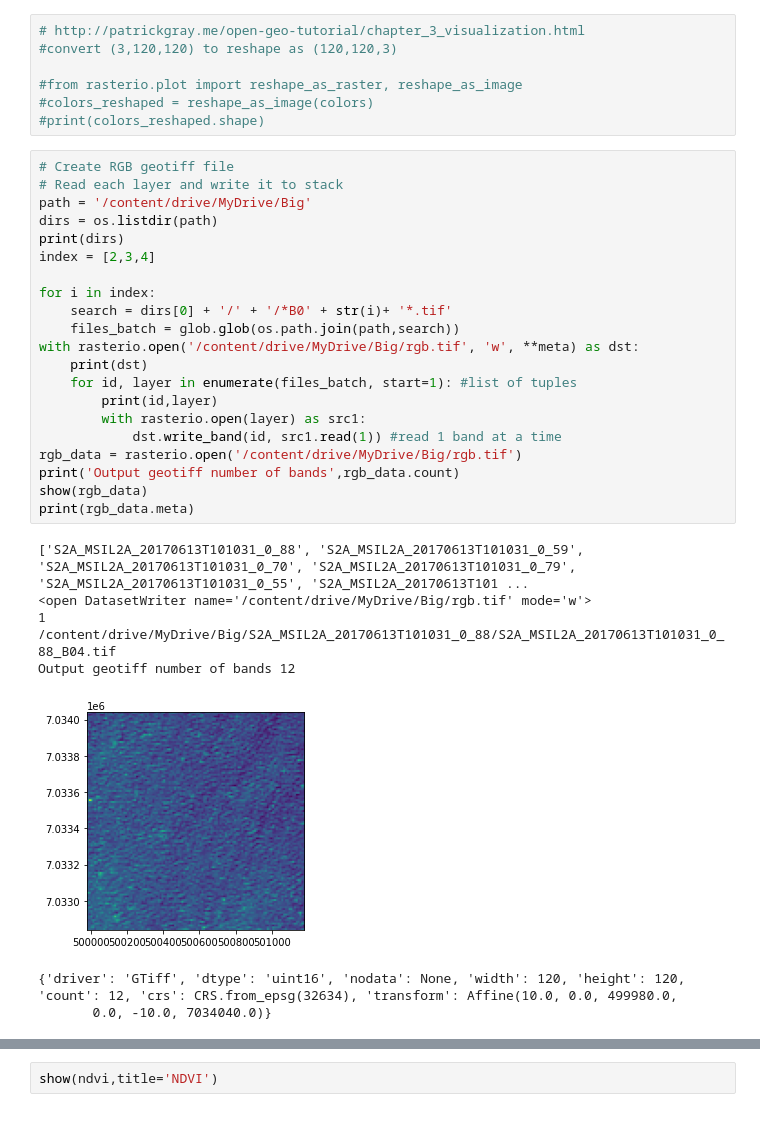
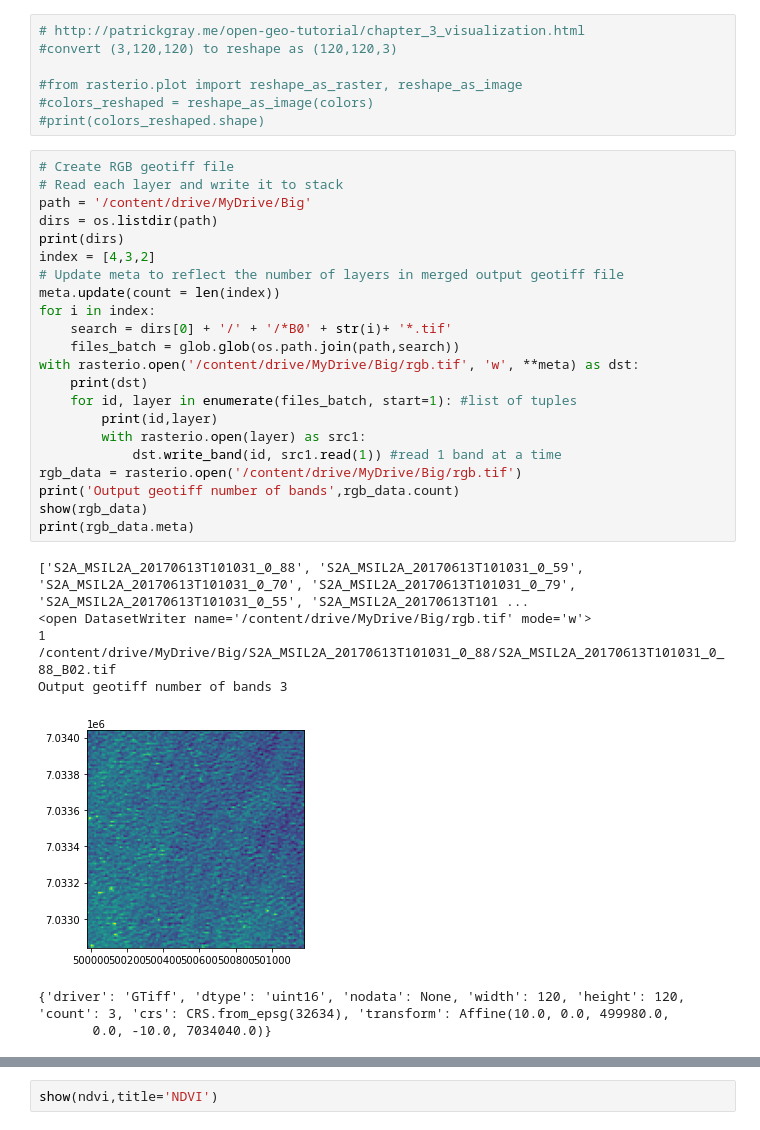
Before and after one commit to BRIJNANDA1979/CNN-Sentinel, a Jupyter notebook: Merge_bands_RGB_NIR_and_SWIR_of_BigEarthNet_using_Rasterio.ipynb, the cells around one changed output, grey strips where cells are left out. Cells and saved outputs as stored; diff of their text form.

```diff
--- a/Merge_bands_RGB_NIR_and_SWIR_of_BigEarthNet_using_Rasterio.ipynb
+++ b/Merge_bands_RGB_NIR_and_SWIR_of_BigEarthNet_using_Rasterio.ipynb
@@ -458,31 +458,32 @@ fig.colorbar(red, ax=ax2)
 # %%
 # Create RGB geotiff file
 # Read each layer and write it to stack
 path = '/content/drive/MyDrive/Big'
 dirs = os.listdir(path)
 print(dirs)
-index = [2,3,4]
-
+index = [4,3,2]
+# Update meta to reflect the number of layers in merged output geotiff file
+meta.update(count = len(index))
 for i in index:
     search = dirs[0] + '/' + '/*B0' + str(i)+ '*.tif'
     files_batch = glob.glob(os.path.join(path,search))
 with rasterio.open('/content/drive/MyDrive/Big/rgb.tif', 'w', **meta) as dst:
     print(dst)
     for id, layer in enumerate(files_batch, start=1): #list of tuples
         print(id,layer)
         with rasterio.open(layer) as src1:
             dst.write_band(id, src1.read(1)) #read 1 band at a time
 rgb_data = rasterio.open('/content/drive/MyDrive/Big/rgb.tif')
 print('Output geotiff number of bands',rgb_data.count)
 show(rgb_data)
 print(rgb_data.meta)
 # %% [output]
 ['S2A_MSIL2A_20170613T101031_0_88', 'S2A_MSIL2A_20170613T101031_0_59', 'S2A_MSIL2A_20170613T101031_0_70', 'S2A_MSIL2A_20170613T101031_0_79', 'S2A_MSIL2A_20170613T101031_0_55', 'S2A_MSIL2A_20170613T101 ...
 <open DatasetWriter name='/content/drive/MyDrive/Big/rgb.tif' mode='w'>
-1 /content/drive/MyDrive/Big/S2A_MSIL2A_20170613T101031_0_88/S2A_MSIL2A_20170613T101031_0_88_B04.tif
-Output geotiff number of bands 12
+1 /content/drive/MyDrive/Big/S2A_MSIL2A_20170613T101031_0_88/S2A_MSIL2A_20170613T101031_0_88_B02.tif
+Output geotiff number of bands 3
-[figure, old version]
+[figure, new version]
-{'driver': 'GTiff', 'dtype': 'uint16', 'nodata': None, 'width': 120, 'height': 120, 'count': 12, 'crs': CRS.from_epsg(32634), 'transform': Affine(10.0, 0.0, 499980.0,
+{'driver': 'GTiff', 'dtype': 'uint16', 'nodata': None, 'width': 120, 'height': 120, 'count': 3, 'crs': CRS.from_epsg(32634), 'transform': Affine(10.0, 0.0, 499980.0,
        0.0, -10.0, 7034040.0)}
 # %%
 show(rgb_data,title='RGB Data tif')
```
Also changed, not shown: parts of 6 cells of this notebook.
